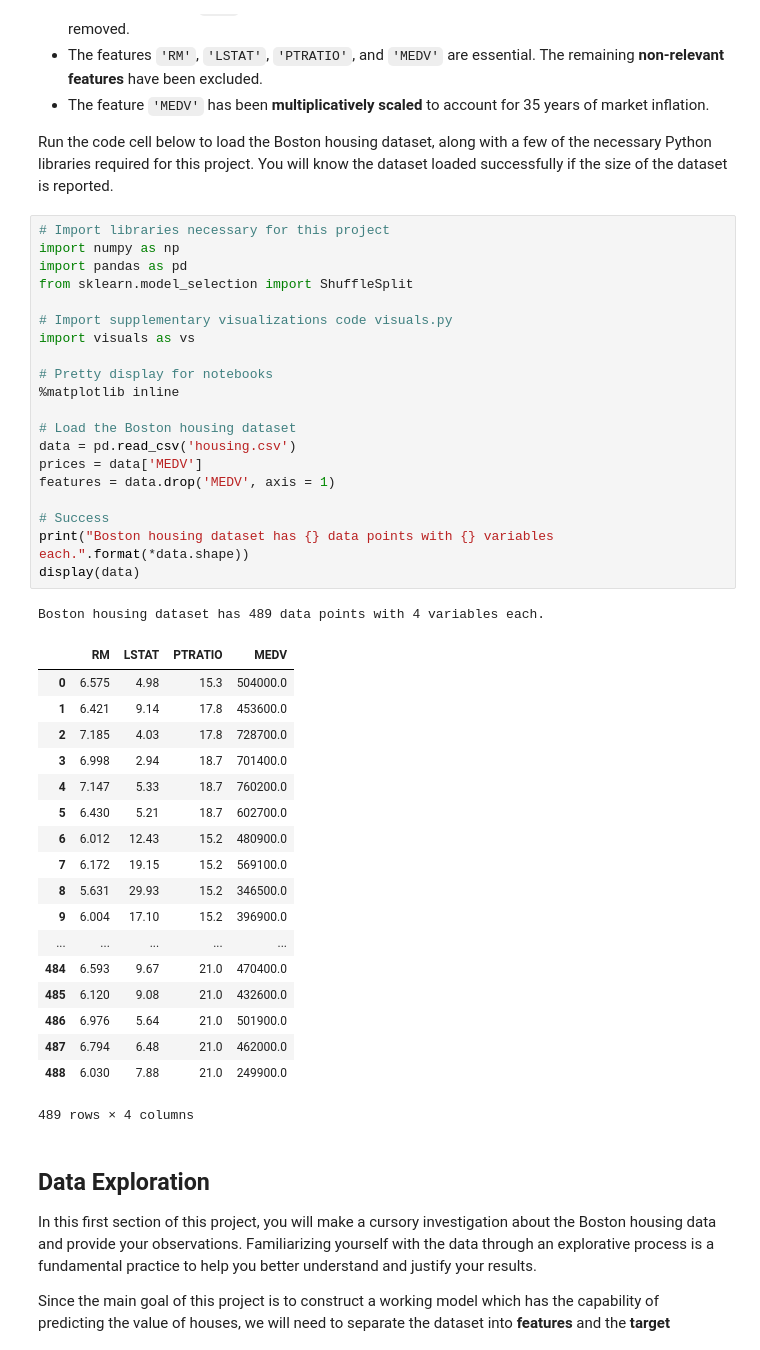
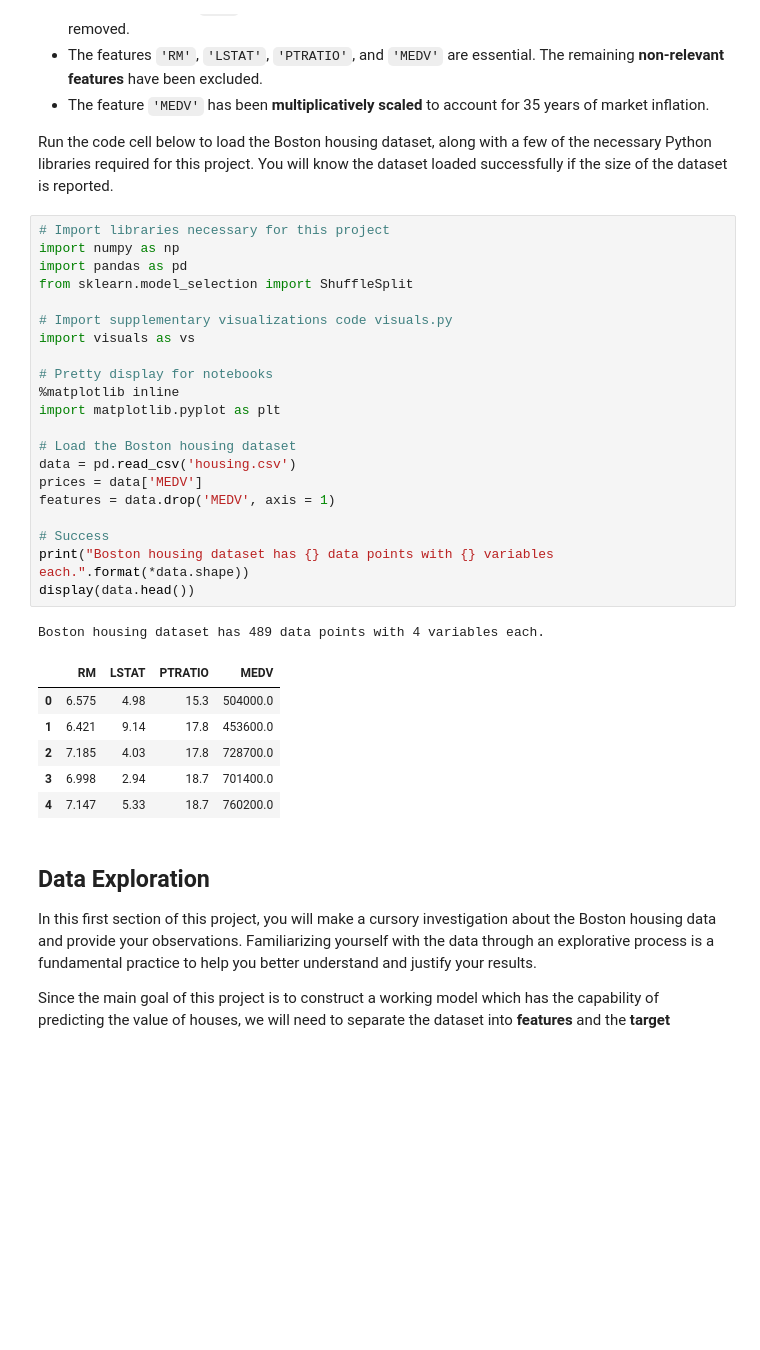
Before and after one commit to mustafa1adel/boston_housing, a Jupyter notebook: boston_housing.ipynb, the cells around one changed output. Cells and saved outputs as stored; diff of their text form; blank space fills up the shorter version.

```diff
--- a/boston_housing.ipynb
+++ b/boston_housing.ipynb
@@ -22,43 +22,32 @@ Run the code cell below to load the Boston housing dataset, along with a few of
 # %%
 # Import libraries necessary for this project
 import numpy as np
 import pandas as pd
 from sklearn.model_selection import ShuffleSplit
 
 # Import supplementary visualizations code visuals.py
 import visuals as vs
 
 # Pretty display for notebooks
 %matplotlib inline
+import matplotlib.pyplot as plt
 
 # Load the Boston housing dataset
 data = pd.read_csv('housing.csv')
 prices = data['MEDV']
 features = data.drop('MEDV', axis = 1)
 
 # Success
 print("Boston housing dataset has {} data points with {} variables each.".format(*data.shape))
-display(data)
+display(data.head())
 # %% [output]
 Boston housing dataset has 489 data points with 4 variables each.
 |  | RM | LSTAT | PTRATIO | MEDV |
 | 0 | 6.575 | 4.98 | 15.3 | 504000.0 |
 | 1 | 6.421 | 9.14 | 17.8 | 453600.0 |
 | 2 | 7.185 | 4.03 | 17.8 | 728700.0 |
 | 3 | 6.998 | 2.94 | 18.7 | 701400.0 |
 | 4 | 7.147 | 5.33 | 18.7 | 760200.0 |
-| 5 | 6.430 | 5.21 | 18.7 | 602700.0 |
-| 6 | 6.012 | 12.43 | 15.2 | 480900.0 |
-| 7 | 6.172 | 19.15 | 15.2 | 569100.0 |
-| 8 | 5.631 | 29.93 | 15.2 | 346500.0 |
-| 9 | 6.004 | 17.10 | 15.2 | 396900.0 |
-| ... | ... | ... | ... | ... |
-| 484 | 6.593 | 9.67 | 21.0 | 470400.0 |
-| 485 | 6.120 | 9.08 | 21.0 | 432600.0 |
-| 486 | 6.976 | 5.64 | 21.0 | 501900.0 |
-| 487 | 6.794 | 6.48 | 21.0 | 462000.0 |
-| 488 | 6.030 | 7.88 | 21.0 | 249900.0 |
-489 rows × 4 columns
 # %% [markdown]
 ## Data Exploration
 In this first section of this project, you will make a cursory investigation about the Boston housing data and provide your observations. Familiarizing yourself with the data through an explorative process is a fundamental practice to help you better understand and justify your results.
```
Also changed, not shown: parts of 10 cells of this notebook, 1 other file.
